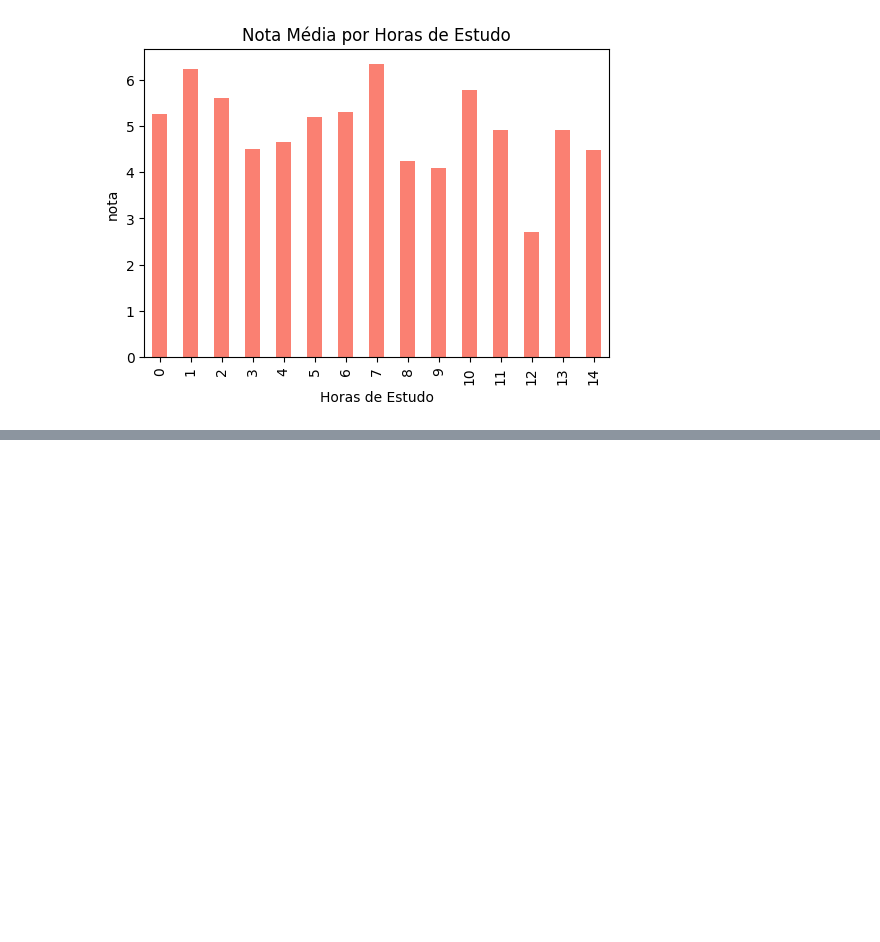
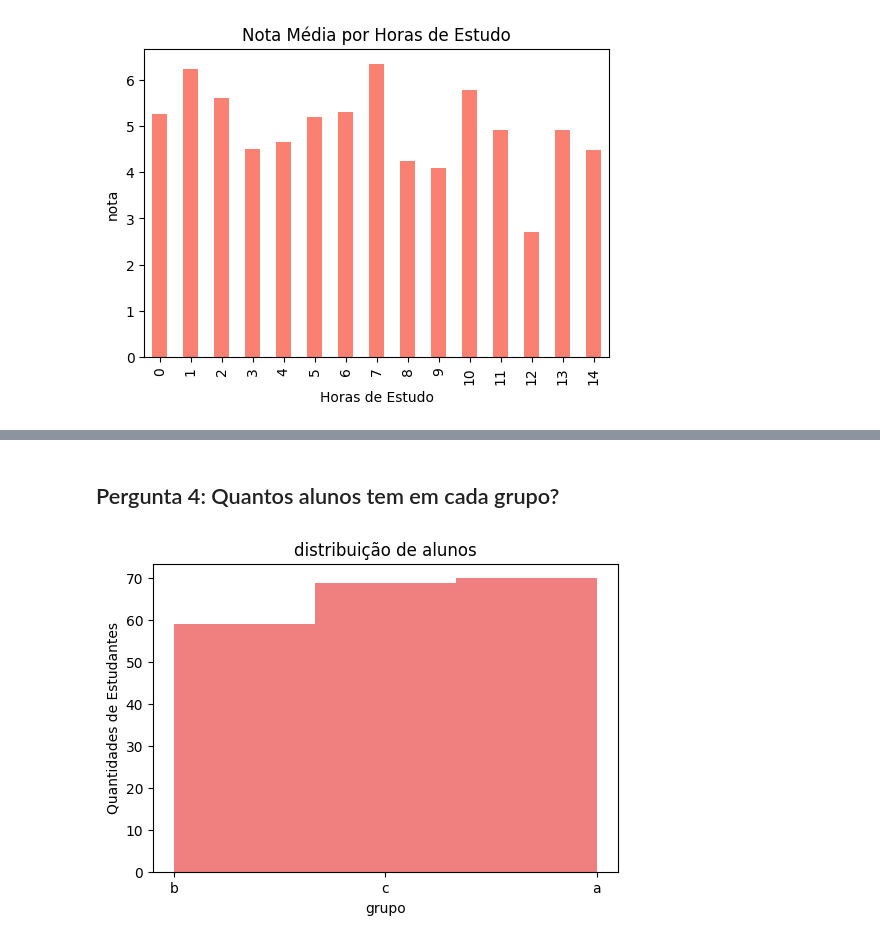
Before and after one commit to Nicolas14265/introducao, a Jupyter notebook: Tarefa.ipynb, the cells around one changed output, grey strips where cells are left out. Cells and saved outputs as stored; diff of their text form; code cells hidden in the pictures; blank space fills up the shorter version.

```diff
--- a/Tarefa.ipynb
+++ b/Tarefa.ipynb
@@ -41,0 +117,11 @@ plt.show()
+# %% [markdown]
+## Pergunta 4: Quantos alunos tem em cada grupo?
+# %%
+plt.figure(figsize = (6,4))
+plt.hist(df['grupo'], bins = 3, color = "lightcoral")
+plt.title('distribuição de alunos')
+plt.xlabel('grupo')
+plt.ylabel('Quantidades de Estudantes')
+plt.show()
+# %% [output]
+[figure, added]
```
Also changed, not shown: parts of 11 cells of this notebook.
